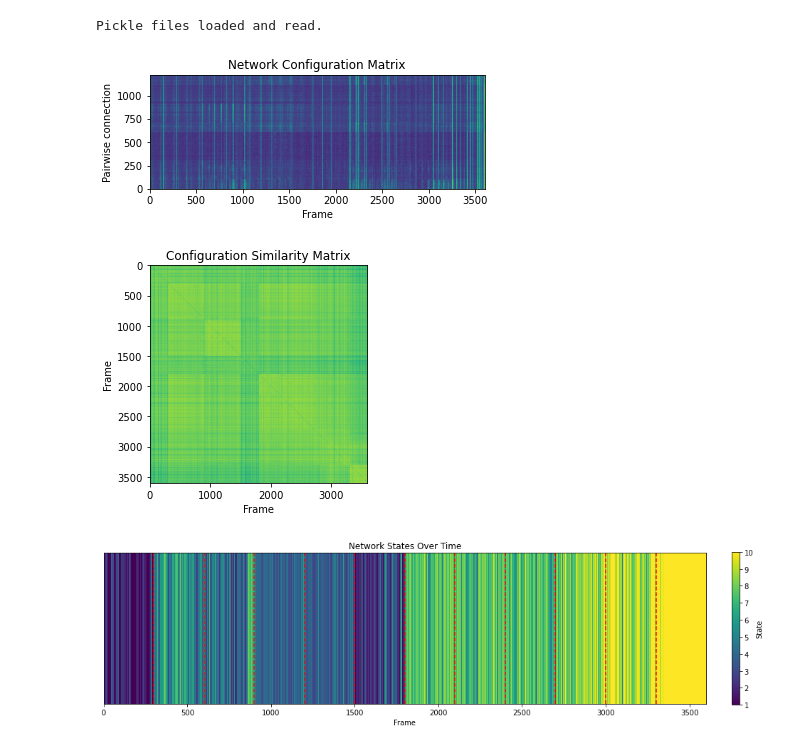
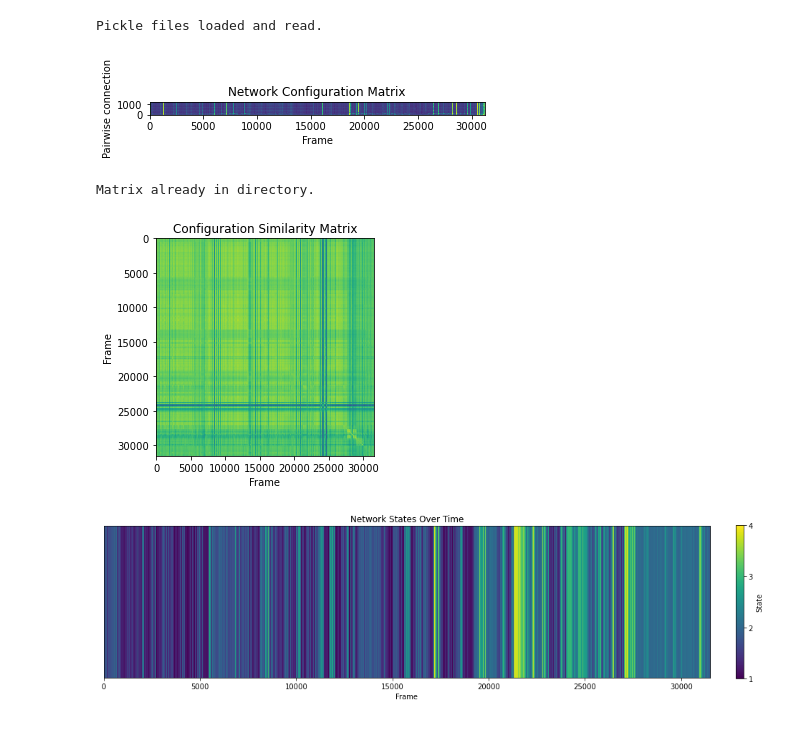
Before and after one commit to ianzyong/network-states, a Jupyter notebook: notebooks/HUP116_configuration.ipynb, the cells around one changed output. Cells and saved outputs as stored; diff of their text form; code cells hidden in the pictures.

```diff
--- a/notebooks/HUP116_configuration.ipynb
+++ b/notebooks/HUP116_configuration.ipynb
@@ -73,7 +73,7 @@ sorted_files = [x for _,x in sorted(zip(start_times,files))]
 # load in connectivity matrices
 pickle_data = [pd.read_pickle("{}/{}".format(pickle_dir,f)) for f in sorted_files]
 
-band = 1 # band to run calculations on
+band = 0 # band to run calculations on
 
 for k in range(len(pickle_data)):
         pickle_data[k][band] = np.moveaxis(pickle_data[k][band],-1,0) # make the first axis the time axis
@@ -83,16 +83,16 @@ print("Pickle files loaded and read.")
 Pickle files loaded and read.
 # %%
 # concatenate connectivity data over a pre-ictal period
-start = 68; # start index
-end = 73; # end index
+start = 0; # start index
+end = 103; # end index
 patient_matrices = pickle_data[start][band]
 for k in range(start+1,end+1):
     patient_matrices = np.concatenate((patient_matrices,pickle_data[k][band]))
 
-start = 87; # start index
-end = 92; # end index
-for k in range(start,end+1):
-    patient_matrices = np.concatenate((patient_matrices,pickle_data[k][band]))
+#start = 87; # start index
+#end = 92; # end index
+#for k in range(start,end+1):
+#    patient_matrices = np.concatenate((patient_matrices,pickle_data[k][band]))
 
 #patient_matrices = pickle_data[70][band]
 #for k in [71,89,90,93,94]:
@@ -126,27 +126,37 @@ plt.xlabel("Frame")
 plt.ylabel("Pairwise connection")
 plt.show()
 # %% [output]
-[figure, old version]
+[figure, new version]
 # %%
-# calculate configuration similarity
-# initialize array
-config_sim = np.zeros((network_config.shape[0],network_config.shape[0]))
-for k in range(network_config.shape[0]):
-    for m in range(k+1,network_config.shape[0]):
-        config_sim[k,m] = stats.pearsonr(network_config[k,:],network_config[m,:])[0]
-config_sim = config_sim + config_sim.T
+# if the result file doesn't already exist
+if not os.path.isfile("HUP116_config_sim_0.npy"):
+
+    # calculate configuration similarity
+    # initialize array
+    config_sim = np.zeros((network_config.shape[0],network_config.shape[0]))
+    for k in range(network_config.shape[0]):
+        for m in range(k+1,network_config.shape[0]):
+            config_sim[k,m] = stats.pearsonr(network_config[k,:],network_config[m,:])[0]
+    config_sim = config_sim + config_sim.T + np.identity(network_config.shape[0])
+    # save results to file
+    np.save("HUP116_config_sim_0.npy",config_sim)
+else:
+    print("Matrix already in directory.")
+    config_sim = np.load("HUP116_config_sim_0.npy",allow_pickle=True)
+
 # plot configuration similarity matrix
 plt.title("Configuration Similarity Matrix")
 plt.xlabel("Frame")
 plt.ylabel("Frame")
 plt.imshow(config_sim)
 plt.show()
 # %% [output]
+Matrix already in directory.
-[figure, old version]
+[figure, new version]
 # %%
-sample_length = 300 # length of each sample in frames, for drawing dividing lines
+sample_length = 3600*24; # length of each sample in frames, for drawing dividing lines
 # extract communities
-config_comm = np.reshape(bct.community_louvain(config_sim,1.01,range(1,config_sim.shape[0]+1),'negative_asym')[0],(1,-1))
+config_comm = np.reshape(bct.community_louvain(config_sim,1.000001,range(1,config_sim.shape[0]+1),'negative_asym')[0],(1,-1))
 # plot states over time
 fig=plt.figure(figsize=(16,16))
 ax = plt.gca()
@@ -160,7 +170,7 @@ for k in range(sample_length,config_comm[0].shape[0],sample_length):
     plt.axvline(x=k, ls='--', color='red')
 plt.show()
 # %% [output]
-[figure, old version]
+[figure, new version]
 # %%
 # calculate a moving average and std
 window_size = 30;
```
Also changed, not shown: parts of 5 cells of this notebook.
